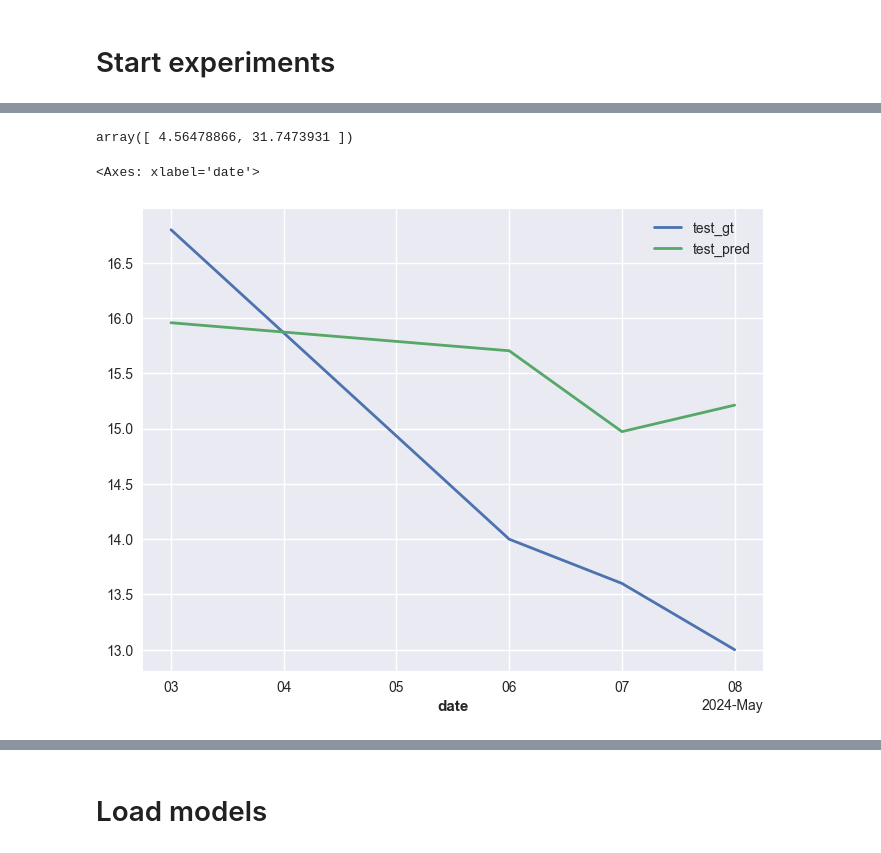
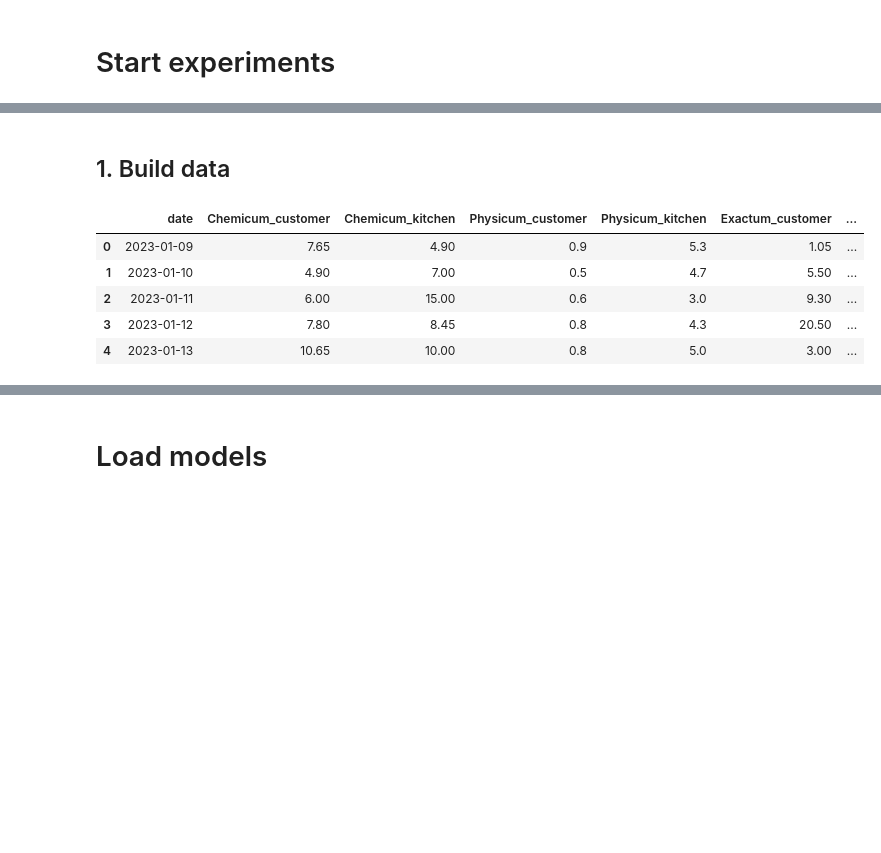
Before and after one commit to Food-Waste-Optimization/Food-Waste-Optimization, a Jupyter notebook: experiments_hoangle/forecast_biowaste.ipynb, the cells around one changed output, grey strips where cells are left out. Drawn from its saved outputs; the diff is of its cells as text; code cells hidden in the pictures; blank space fills up the shorter version.

```diff
--- a/experiments_hoangle/forecast_biowaste.ipynb
+++ b/experiments_hoangle/forecast_biowaste.ipynb
@@ -968,8 +39,0 @@ for i, component in enumerate(series_train.components):
-# %%
-for restaurant in RESTAURANTS:
-    print(f"Restaurant = {restaurant}")
-
-    for component in series[restaurant].components:
-        pval = adfuller(series[restaurant][component].data_array().to_numpy().squeeze())[1]
-
-        print(f"{component:<20}: {pval:.4f}")
@@ -1008,34 +40,23 @@ array([[ 6.42647279, 69.29066081],
-# %%
-restaurant = 'Chemicum'
-waste = 'amnt_waste_customer'
-
-s = series[restaurant][waste]
-s_train, s_test = s.split_before(CUTOFF_TRAIN_TEST)
-# %%
-add_encoders = {
-    'cyclic': {
-        'future': ['dayofweek']
-    },
-    'datetime_attribute': {'future': ['dayofweek']},
-}
-model = ARIMA()
-model.fit(s_train)
-
-model.backtest(
-    s_train,
-    forecast_horizon=FORECAST_HORIZON,
-    metric=[metrics.rmse, metrics.mse]
-)
-# %% [output]
-array([ 4.56478866, 31.7473931 ])
-# %%
-s_test_pred = model.predict(len(s_test))
-
-fig = plt.figure(figsize=(8, 6))
-ax = fig.add_subplot(111)
-
-s_test.plot(ax=ax, label='test_gt')
-s_test_pred.plot(ax=ax, label='test_pred')
-# %% [output]
-<Axes: xlabel='date'>
-[figure, removed]
+# %%
+RESTAURANTS = raw['restaurant'].unique()
+WASTE_TYPES = [
+    'amnt_waste_customer',
+    # 'amnt_waste_coffee',
+    'amnt_waste_kitchen',
+    # 'amnt_waste_hall'
+]
+
+
+# This cutoff date is used for all 3 forecasting models of 3 corresponding restaurants
+# to ensure the datetime of predicted series among 3 restaurants are the same
+DATE_START = '2023-01-09'
+DATE_END = '2024-06-11'
+
+
+# This EPS is added to series to avoid 0s
+EPS = 1e-4
+
+# This is used for both training (output_chunk_length) and backtesting/predicting (forecast_horizon)
+FORECAST_HORIZON = 1
+# %% [markdown]
+## 1. Build data
@@ -1041,0 +129,9 @@ s_test_pred.plot(ax=ax, label='test_pred')
+# %%
+df_tgt.head()
+# %% [output]
+|  | date | Chemicum_customer | Chemicum_kitchen | Physicum_customer | Physicum_kitchen | Exactum_customer | ... |
+| 0 | 2023-01-09 | 7.65 | 4.90 | 0.9 | 5.3 | 1.05 | ... |
+| 1 | 2023-01-10 | 4.90 | 7.00 | 0.5 | 4.7 | 5.50 | ... |
+| 2 | 2023-01-11 | 6.00 | 15.00 | 0.6 | 3.0 | 9.30 | ... |
+| 3 | 2023-01-12 | 7.80 | 8.45 | 0.8 | 4.3 | 20.50 | ... |
+| 4 | 2023-01-13 | 10.65 | 10.00 | 0.8 | 5.0 | 3.00 | ... |
```
Also changed, not shown: parts of 66 cells of this notebook, 1 other file.
